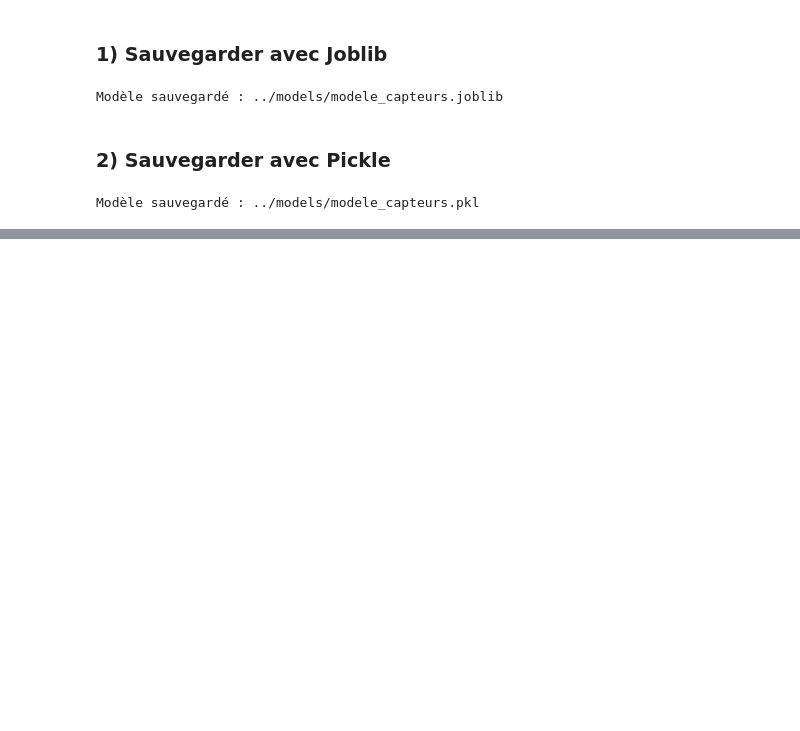
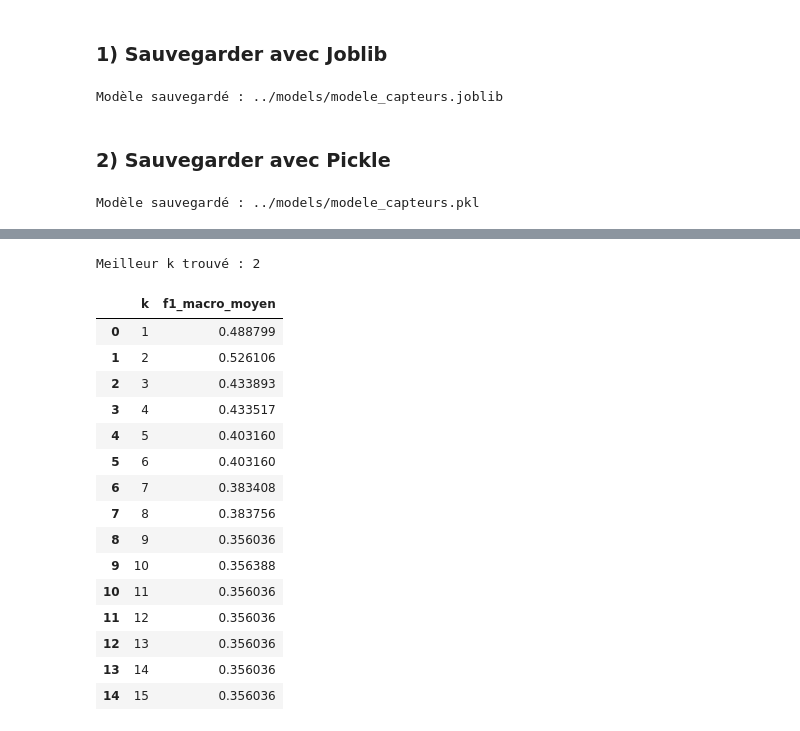
Before and after one commit to Abdouaziz2/atelier_scikit-learn_iot-, a Jupyter notebook: notebooks/atelier_ scikit-learn_iot.ipynb, the cells around one changed output, grey strips where cells are left out. Saved outputs shown, nothing was run; the diff lists cells and outputs as text; code cells hidden in the pictures; blank space fills up the shorter version.

```diff
--- a/notebooks/atelier_ scikit-learn_iot.ipynb
+++ b/notebooks/atelier_ scikit-learn_iot.ipynb
@@ -508,0 +557,34 @@ Modèle sauvegardé : ../models/modele_capteurs.pkl
+# %%
+from sklearn.model_selection import cross_val_score
+
+valeurs_k = range(1, 16)
+scores_f1_macro = []
+
+for k in valeurs_k:
+    modele_k = KNeighborsClassifier(n_neighbors=k)
+    # cv=5 : validation croisée à 5 plis sur le train, plus fiable qu'un seul découpage train/test
+    scores = cross_val_score(modele_k, X_train_scaled, y_train, cv=5, scoring="f1_macro")
+    scores_f1_macro.append(scores.mean())
+
+resultats_k = pd.DataFrame({"k": list(valeurs_k), "f1_macro_moyen": scores_f1_macro})
+meilleur_k = resultats_k.loc[resultats_k["f1_macro_moyen"].idxmax(), "k"]
+print(f"Meilleur k trouvé : {meilleur_k}")
+resultats_k
+# %% [output]
+Meilleur k trouvé : 2
+|  | k | f1_macro_moyen |
+| 0 | 1 | 0.488799 |
+| 1 | 2 | 0.526106 |
+| 2 | 3 | 0.433893 |
+| 3 | 4 | 0.433517 |
+| 4 | 5 | 0.403160 |
+| 5 | 6 | 0.403160 |
+| 6 | 7 | 0.383408 |
+| 7 | 8 | 0.383756 |
+| 8 | 9 | 0.356036 |
+| 9 | 10 | 0.356388 |
+| 10 | 11 | 0.356036 |
+| 11 | 12 | 0.356036 |
+| 12 | 13 | 0.356036 |
+| 13 | 14 | 0.356036 |
+| 14 | 15 | 0.356036 |
```
Also changed, not shown: parts of 8 cells of this notebook.
